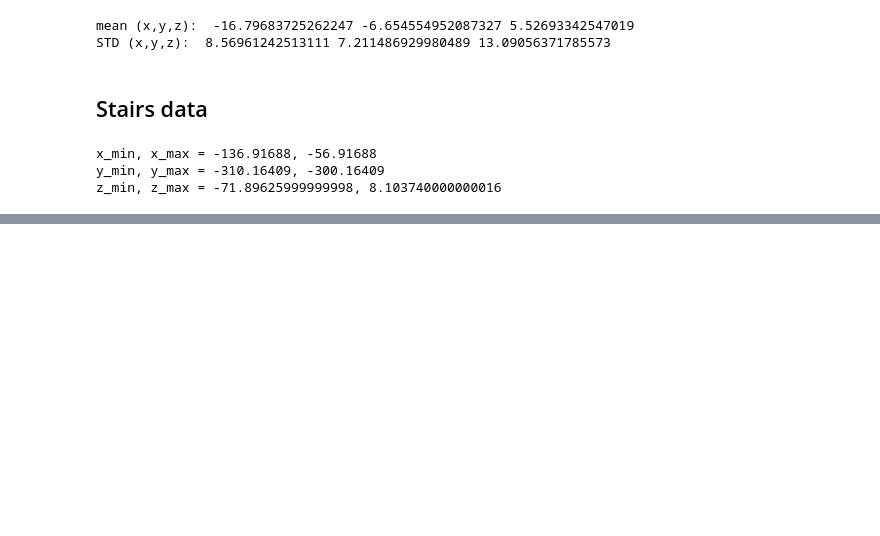
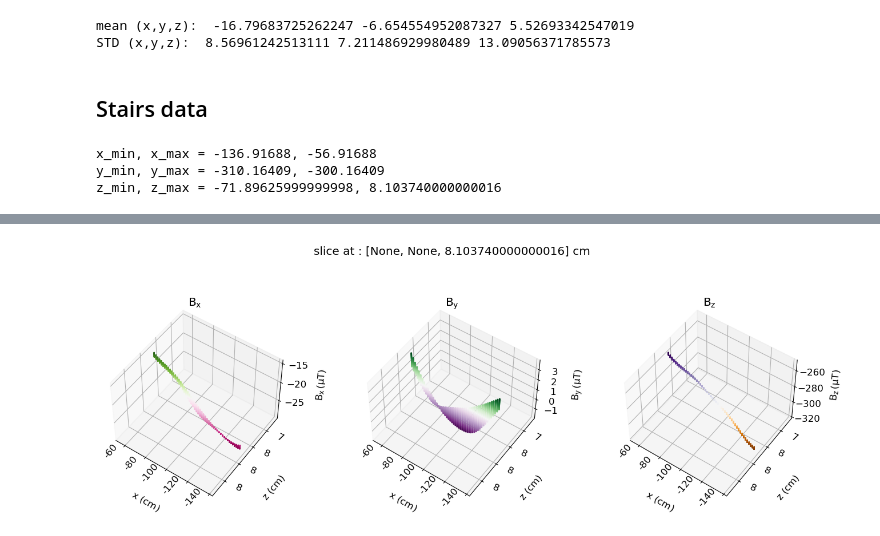
Before and after one commit to eklem1/MesonMagMapping, a Jupyter notebook: Fall_2022/ComparingMaps.ipynb, the cells around one changed output, grey strips where cells are left out. Cells and saved outputs as stored; diff of their text form; code cells hidden in the pictures; blank space fills up the shorter version.

```diff
--- a/Fall_2022/ComparingMaps.ipynb
+++ b/Fall_2022/ComparingMaps.ipynb
@@ -476,0 +543,6 @@ plt.show()
+# %%
+Zslice = data_22_s['z'][124995]
+# print(data_22_s['z'])
+PlotComponentsSlice(data_22_s, slicer=[None, None, Zslice], Compare=False, fsize=(20,6), lims=None, title=None)
+# %% [output]
+[figure, added]
```
Also changed, not shown: parts of 10 cells of this notebook.
